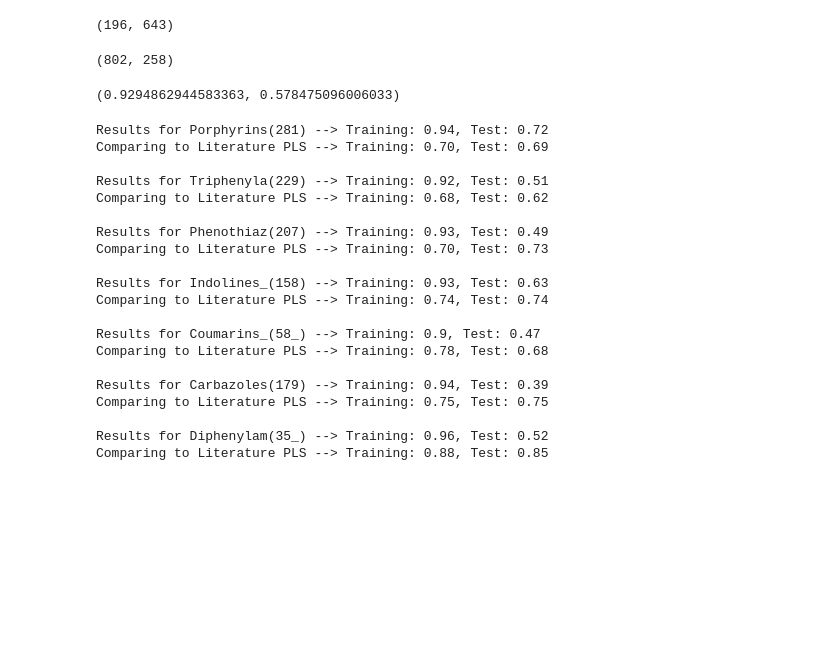
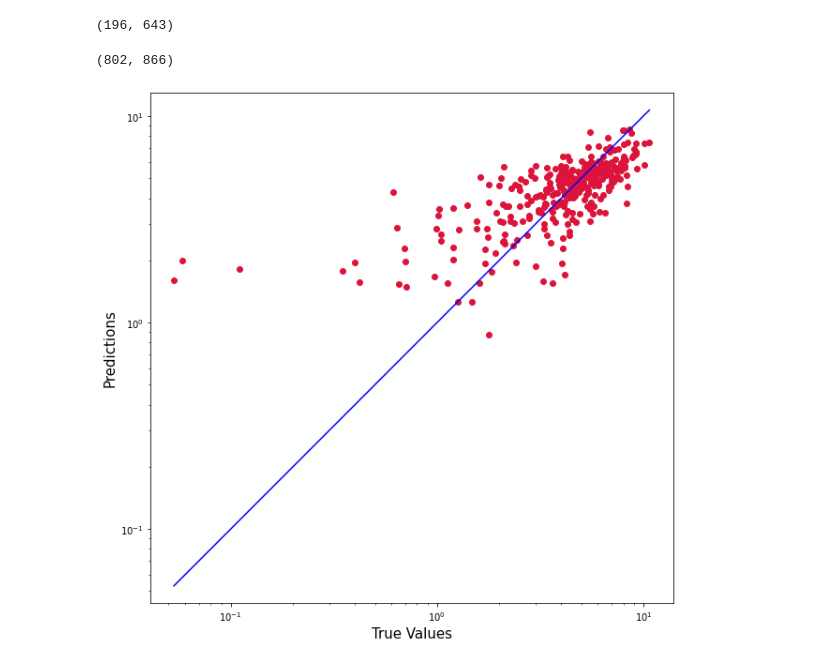
Before and after one commit to PaulC61/Cheminformatics, a Jupyter notebook: InternshipM2_BIU/WorkingEnvironment/Phase2/plsPaperTrimmed.ipynb, the cells around one changed output. Cells and saved outputs as stored; diff of their text form; code cells hidden in the pictures; blank space fills up the shorter version.

Commit message:
Started RFE with RF model

```diff
--- a/InternshipM2_BIU/WorkingEnvironment/Phase2/plsPaperTrimmed.ipynb
+++ b/InternshipM2_BIU/WorkingEnvironment/Phase2/plsPaperTrimmed.ipynb
@@ -56,0 +64,4 @@ save_global.to_csv('Data/exactPLS/global.csv', index='S.No')
+# %%
+global_X = extractDragonDescriptors(global_Y, 'Data/exactPLS/desc_global.txt')
+
+global_X
@@ -68,0 +102,4 @@ Divide Family Datasets Into Train and Test (0.3)
+# %%
+global_X_train_rmCorr = vWSP(global_X, threshold=0.7)
+
+global_X_train_rmCorr
@@ -95,0 +146,2 @@ Name: PCE, Length: 377, dtype: float64
+# %%
+global_X_train, global_X_test, global_Y_train, global_Y_test = train_test_split(global_X_train_rmCorr, global_Y['PCE'], test_size=0.3)
@@ -343,12 +409,12 @@ diphe_X_train_sansCorr = vWSP(diphe_X_train, threshold=0.7)
 porph_X_train_sansCorr.shape
 # %% [output]
 (196, 643)
-# %%
-global_X_train_rmCorr = vWSP(global_X_train, threshold=0.5)
-
-global_X_train_rmCorr.shape
-# %% [output]
-(802, 258)
+# %%
+global_X_train_rmCorr = vWSP(global_X_train, threshold=0.7)
+
+global_X_train_rmCorr.shape
+# %% [output]
+(802, 866)
 # %%
 modelRF_porph = Pipeline([('feature_selection',SelectFromModel(RandomForestRegressor(min_samples_leaf=4), max_features=100)),
                          ('regression', RandomForestRegressor(n_estimators=500, min_samples_leaf=1))])
@@ -409,45 +475,14 @@ r2_test_indol = r2_score(indol_Y_test, predict_test_indol)
 r2_test_couma = r2_score(couma_Y_test, predict_test_couma)
 r2_test_carba = r2_score(carba_Y_test, predict_test_carba)
 r2_test_diphe = r2_score(diphe_Y_test, predict_test_diphe)
-# %%
-modelRF_global = RandomForestRegressor(n_estimators=1000)
-modelRF_global.fit(global_X_train_rmCorr, global_Y_train)
-
-predict_train_global = modelRF_global.predict(global_X_train[global_X_train_rmCorr.columns])
-predict_test_global = modelRF_global.predict(global_X_test[global_X_train_rmCorr.columns])
-
-r2_train_global = r2_score(global_Y_train, predict_train_global)
-r2_test_global = r2_score(global_Y_test, predict_test_global)
-
-r2_train_global, r2_test_global
-# %% [output]
-(0.9294862944583363, 0.578475096006033)
-# %%
-print(f"Results for Porphyrins(281) --> Training: {round(r2_train_porph, 2)}, Test: {round(r2_test_porph, 2)}\nComparing to Literature PLS --> Training: 0.70, Test: 0.69")
-print(f"\nResults for Triphenyla(229) --> Training: {round(r2_train_triph, 2)}, Test: {round(r2_test_triph, 2)}\nComparing to Literature PLS --> Training: 0.68, Test: 0.62")
-print(f"\nResults for Phenothiaz(207) --> Training: {round(r2_train_pheno, 2)}, Test: {round(r2_test_pheno, 2)}\nComparing to Literature PLS --> Training: 0.70, Test: 0.73")
-print(f"\nResults for Indolines_(158) --> Training: {round(r2_train_indol, 2)}, Test: {round(r2_test_indol, 2)}\nComparing to Literature PLS --> Training: 0.74, Test: 0.74")
-print(f"\nResults for Coumarins_(58_) --> Training: {round(r2_train_couma, 2)}, Test: {round(r2_test_couma, 2)}\nComparing to Literature PLS --> Training: 0.78, Test: 0.68")
-print(f"\nResults for Carbazoles(179) --> Training: {round(r2_train_carba, 2)}, Test: {round(r2_test_carba, 2)}\nComparing to Literature PLS --> Training: 0.75, Test: 0.75")
-print(f"\nResults for Diphenylam(35_) --> Training: {round(r2_train_diphe, 2)}, Test: {round(r2_test_diphe, 2)}\nComparing to Literature PLS --> Training: 0.88, Test: 0.85")
-# %% [output]
-Results for Porphyrins(281) --> Training: 0.94, Test: 0.72
-Comparing to Literature PLS --> Training: 0.70, Test: 0.69
-
-Results for Triphenyla(229) --> Training: 0.92, Test: 0.51
-Comparing to Literature PLS --> Training: 0.68, Test: 0.62
-
-Results for Phenothiaz(207) --> Training: 0.93, Test: 0.49
-Comparing to Literature PLS --> Training: 0.70, Test: 0.73
-
-Results for Indolines_(158) --> Training: 0.93, Test: 0.63
-Comparing to Literature PLS --> Training: 0.74, Test: 0.74
-
-Results for Coumarins_(58_) --> Training: 0.9, Test: 0.47
-Comparing to Literature PLS --> Training: 0.78, Test: 0.68
-
-Results for Carbazoles(179) --> Training: 0.94, Test: 0.39
-Comparing to Literature PLS --> Training: 0.75, Test: 0.75
-
-Results for Diphenylam(35_) --> Training: 0.96, Test: 0.52
-Comparing to Literature PLS --> Training: 0.88, Test: 0.85
+# %%
+modelRF_global = RandomForestRegressor(n_estimators=1000)
+modelRF_global.fit(global_X_train, global_Y_train)
+
+predict_train_global = modelRF_global.predict(global_X_train)
+predict_test_global = modelRF_global.predict(global_X_test)
+
+r2_train_global = r2_score(global_Y_train, predict_train_global)
+r2_test_global = r2_score(global_Y_test, predict_test_global)
+# %% [output]
+[figure, added]
```
Also changed, not shown: parts of 16 cells of this notebook, 2 other files.
